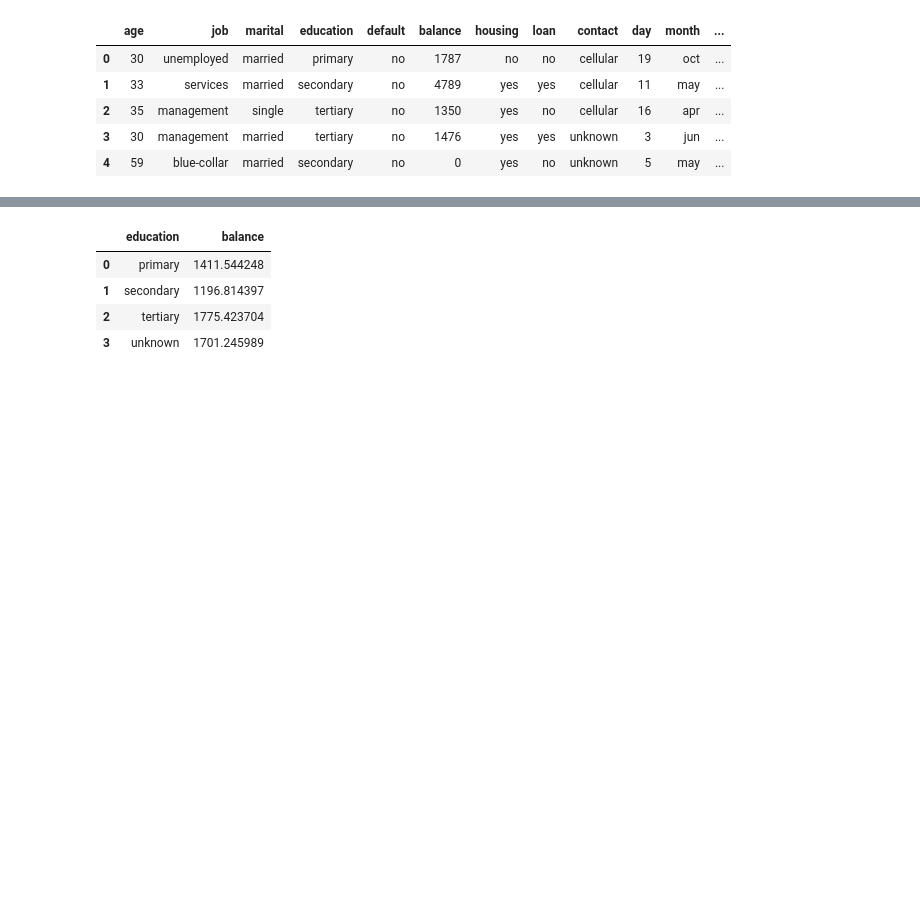
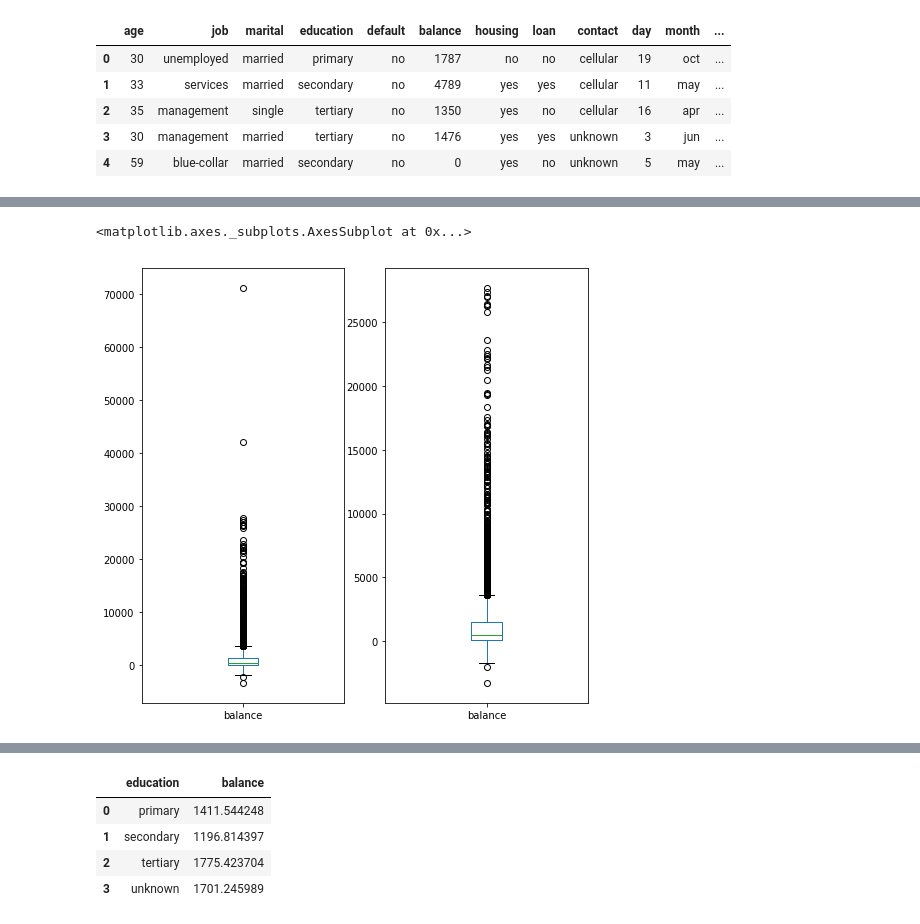
Before and after one commit to rdryden/SCS_3250_022_Foundations_of_data_science, a Jupyter notebook: Group_project_explore_dataset.ipynb, the cells around one changed output, grey strips where cells are left out. Drawn from its saved outputs; the diff is of its cells as text; code cells hidden in the pictures; blank space fills up the shorter version.

```diff
--- a/Group_project_explore_dataset.ipynb
+++ b/Group_project_explore_dataset.ipynb
@@ -39,0 +106,8 @@ print(len(test_df))
+# %%
+fig, axes = plt.subplots(1,2,figsize=(8,8))
+full_df['balance'].plot(ax=axes[0],kind='box')
+subset=full_df.loc[full_df['balance']<30000]
+subset['balance'].plot(ax=axes[1],kind='box')
+# %% [output]
+<matplotlib.axes._subplots.AxesSubplot at 0x...>
+[figure, added]
```
Also changed, not shown: parts of 25 cells of this notebook.
